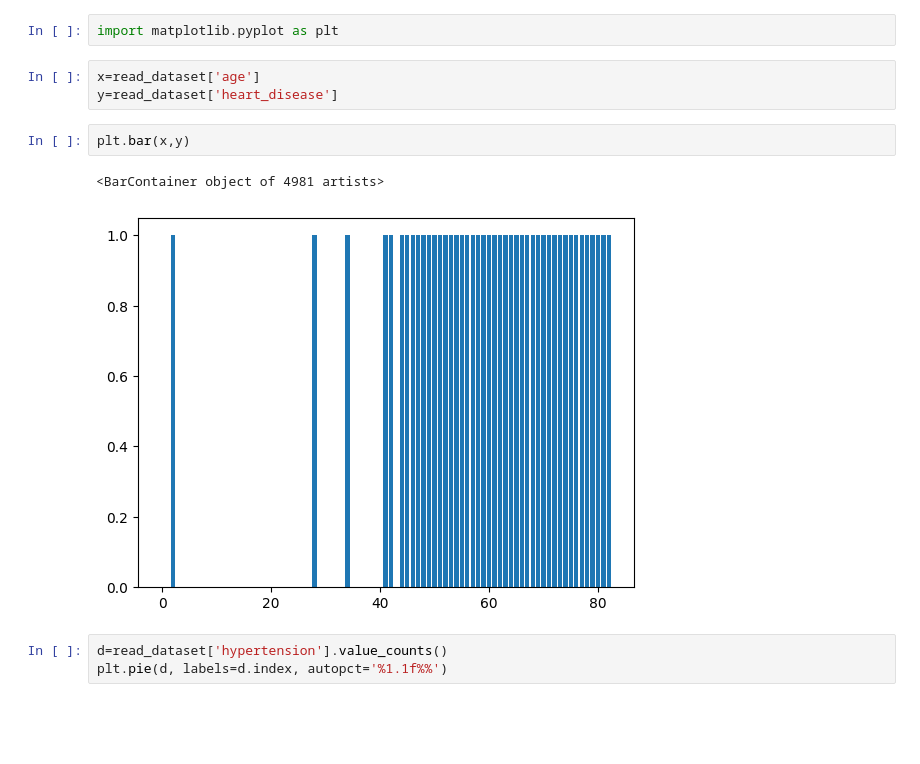
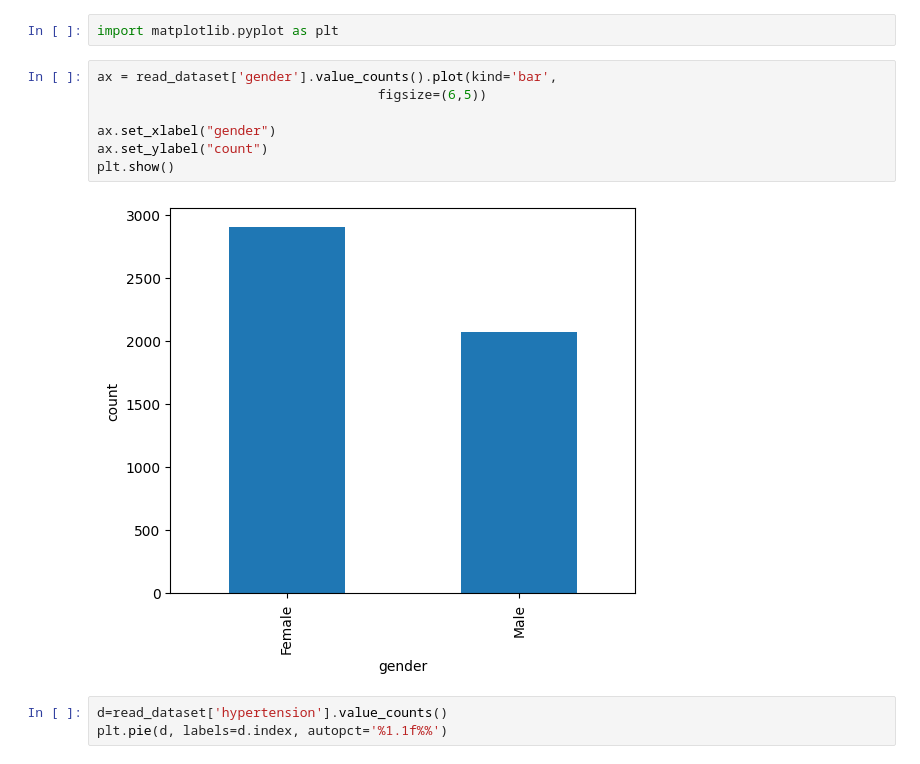
Before and after one commit to manojsham4603/step-2023-ml-dl, a Jupyter notebook: exercise_1.ipynb, the cells around one changed output. Saved outputs shown, nothing was run; the diff lists cells and outputs as text; blank space fills up the shorter version.

```diff
--- a/exercise_1.ipynb
+++ b/exercise_1.ipynb
@@ -59,14 +59,15 @@ stroke               0
 dtype: int64
 # %%
 import matplotlib.pyplot as plt
-# %%
-x=read_dataset['age']
-y=read_dataset['heart_disease']
-# %%
-plt.bar(x,y)
-# %% [output]
-<BarContainer object of 4981 artists>
-[figure, removed]
+# %%
+ax = read_dataset['gender'].value_counts().plot(kind='bar',
+                                    figsize=(6,5))
+
+ax.set_xlabel("gender")
+ax.set_ylabel("count")
+plt.show()
+# %% [output]
+[figure, added]
 # %%
 d=read_dataset['hypertension'].value_counts()
 plt.pie(d, labels=d.index, autopct='%1.1f%%')
```
